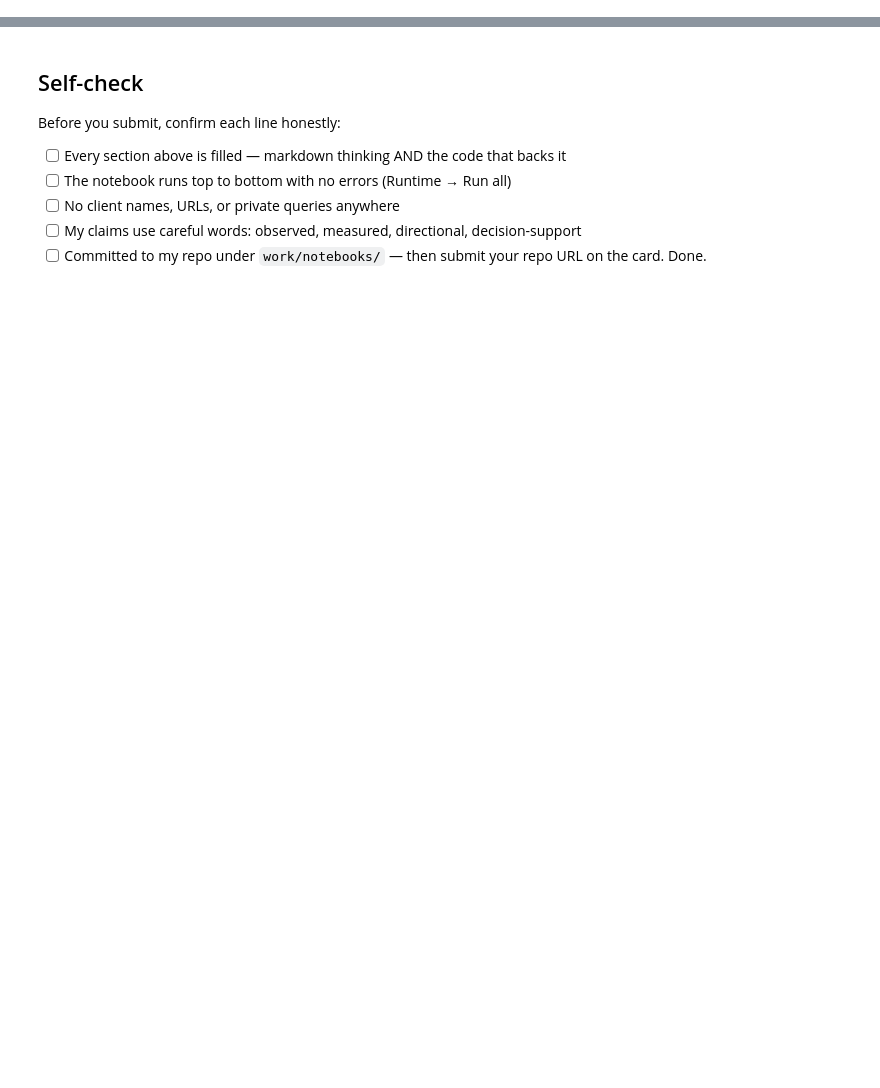
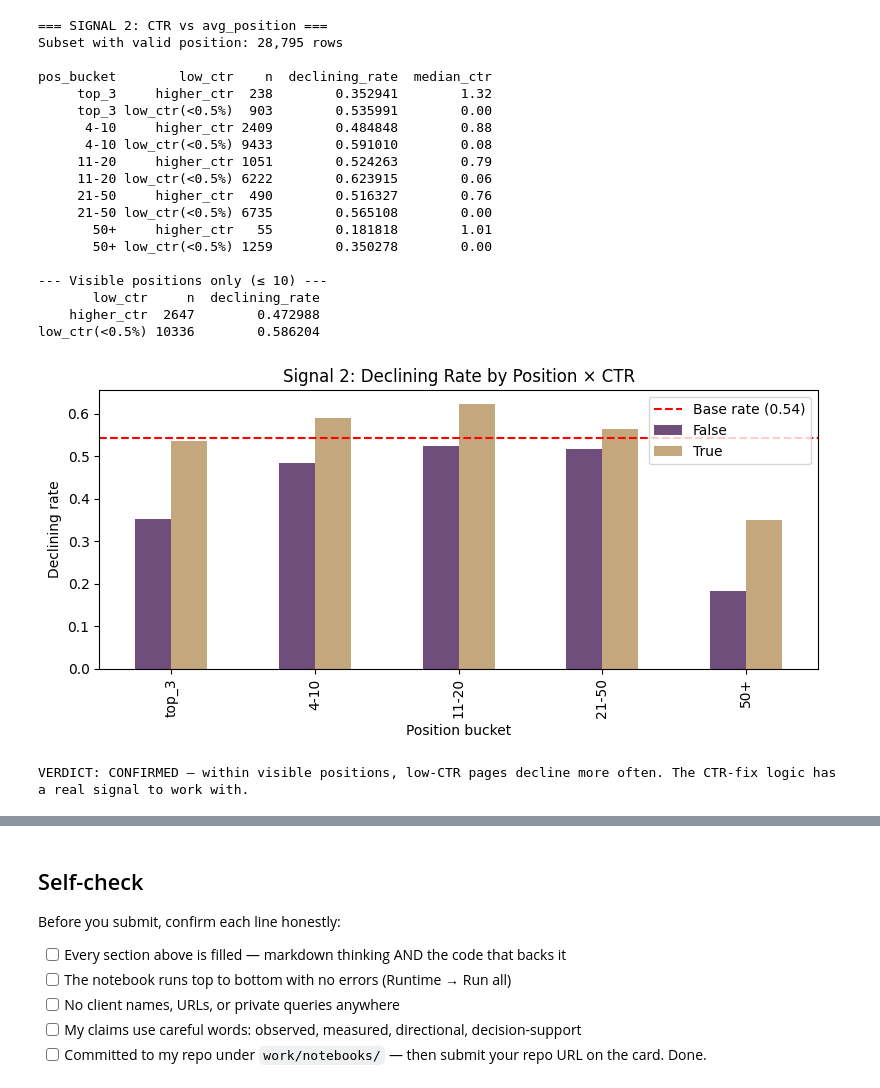
Before and after one commit to prjena987/Flyrank-Ai-Starter, a Jupyter notebook: work/notebooks/w04_baseline_score.ipynb, the cells around one changed output, grey strips where cells are left out. Cells and saved outputs as stored; diff of their text form; code cells hidden in the pictures; blank space fills up the shorter version.

```diff
--- a/work/notebooks/w04_baseline_score.ipynb
+++ b/work/notebooks/w04_baseline_score.ipynb
@@ -15,0 +125,55 @@ This skeleton is yours to fill. Work the sections **in order** — each one has
+# %%
+df_pos = df[df["avg_position"] > 0].copy()
+df_pos["low_ctr"] = df_pos["ctr"] < 0.5
+pos_bins = [0, 3, 10, 20, 50, df_pos["avg_position"].max() + 1]
+pos_labels = ["top_3", "4-10", "11-20", "21-50", "50+"]
+df_pos["pos_bucket"] = pd.cut(df_pos["avg_position"], bins=pos_bins, labels=pos_labels, include_lowest=True)
+
+print("=== SIGNAL 2: CTR vs avg_position ===")
+print(f"Subset with valid position: {len(df_pos):,} rows\n")
+
+tbl2 = df_pos.groupby(["pos_bucket", "low_ctr"]).agg(
+    n=("is_declining_label", "count"),
+    declining_rate=("is_declining_label", "mean"),
+    median_ctr=("ctr", "median")
+).reset_index()
+tbl2["low_ctr"] = tbl2["low_ctr"].map({True: "low_ctr(<0.5%)", False: "higher_ctr"})
+print(tbl2.to_string(index=False))
+
+visible = df_pos[df_pos["pos_bucket"].isin(["top_3", "4-10"])]
+vis_sum = visible.groupby("low_ctr").agg(n=("is_declining_label", "count"), declining_rate=("is_declining_label", "mean")).reset_index()
+vis_sum["low_ctr"] = vis_sum["low_ctr"].map({True: "low_ctr(<0.5%)", False: "higher_ctr"})
+print("\n--- Visible positions only (≤ 10) ---")
+print(vis_sum.to_string(index=False))
+
+fig, ax = plt.subplots(figsize=(8, 4))
+pivot = df_pos.groupby(["pos_bucket", "low_ctr"])["is_declining_label"].mean().unstack()
+pivot.plot(kind="bar", ax=ax, color=["#6F4E7C", "#C4A77D"])
+ax.set_title("Signal 2: Declining Rate by Position × CTR")
+ax.set_ylabel("Declining rate"); ax.set_xlabel("Position bucket")
+ax.axhline(base_rate, color="red", linestyle="--", label=f"Base rate ({base_rate:.2f})")
+ax.legend(); plt.tight_layout(); plt.show()
+
+print("\nVERDICT: CONFIRMED — within visible positions, low-CTR pages decline more often. The CTR-fix logic has a real signal to work with.")
+# %% [output]
+=== SIGNAL 2: CTR vs avg_position ===
+Subset with valid position: 28,795 rows
+
+pos_bucket        low_ctr    n  declining_rate  median_ctr
+     top_3     higher_ctr  238        0.352941        1.32
+     top_3 low_ctr(<0.5%)  903        0.535991        0.00
+      4-10     higher_ctr 2409        0.484848        0.88
+      4-10 low_ctr(<0.5%) 9433        0.591010        0.08
+     11-20     higher_ctr 1051        0.524263        0.79
+     11-20 low_ctr(<0.5%) 6222        0.623915        0.06
+     21-50     higher_ctr  490        0.516327        0.76
+     21-50 low_ctr(<0.5%) 6735        0.565108        0.00
+       50+     higher_ctr   55        0.181818        1.01
+       50+ low_ctr(<0.5%) 1259        0.350278        0.00
+
+--- Visible positions only (≤ 10) ---
+       low_ctr     n  declining_rate
+    higher_ctr  2647        0.472988
+low_ctr(<0.5%) 10336        0.586204
+[figure, added]
+VERDICT: CONFIRMED — within visible positions, low-CTR pages decline more often. The CTR-fix logic has a real signal to work with.
```
Also changed, not shown: parts of 18 cells of this notebook.
